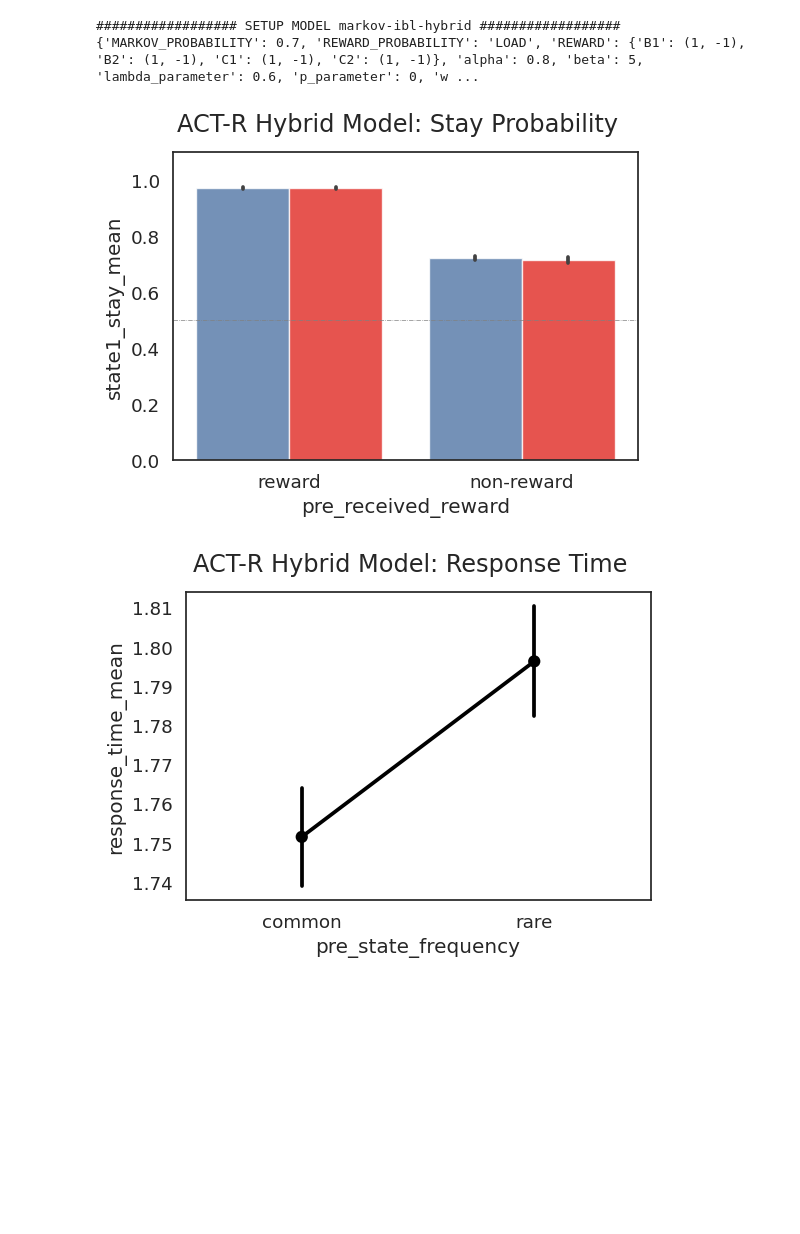
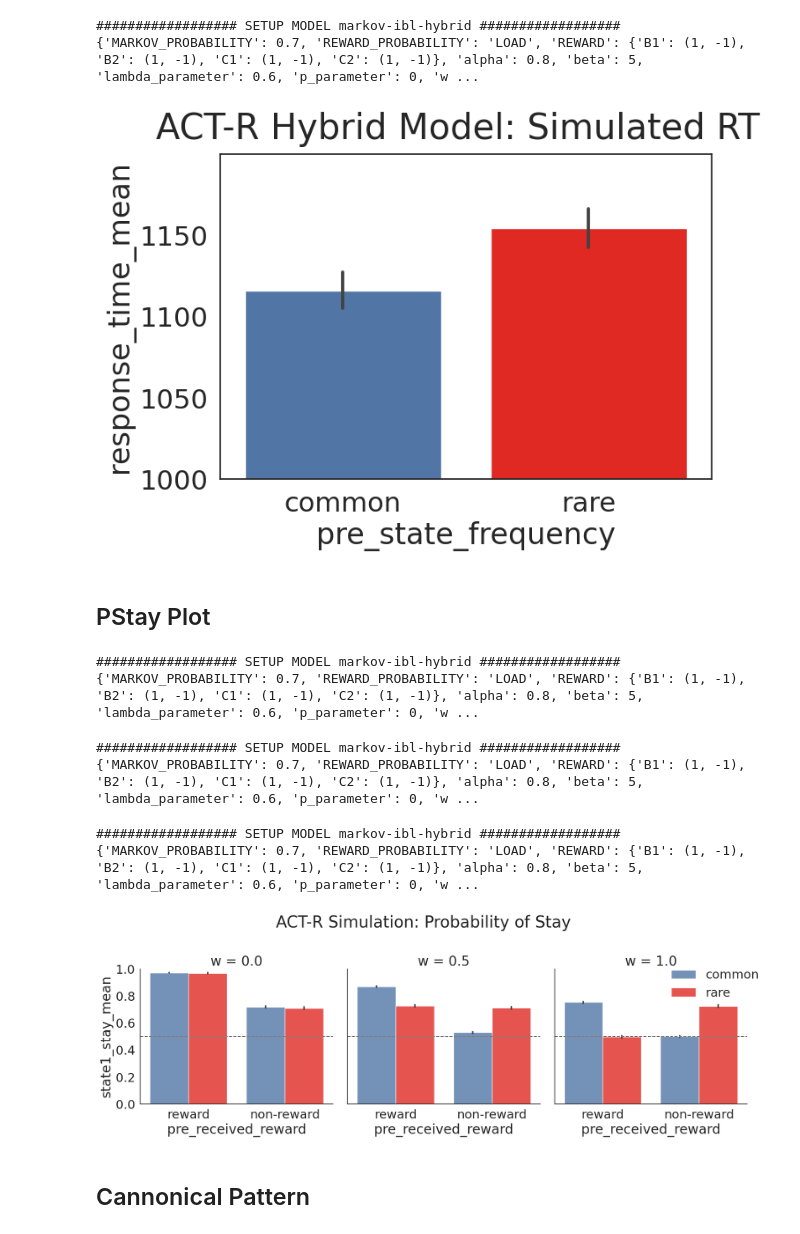
Before and after one commit to yangyuxue2333/ACTR-MarkovTask, a Jupyter notebook: analysis/test_pyactup_rt.ipynb, the cells around one changed output. Drawn from its saved outputs; the diff is of its cells as text; code cells hidden in the pictures; blank space fills up the shorter version.

Commit message:
minor plot updates

```diff
--- a/analysis/test_pyactup_rt.ipynb
+++ b/analysis/test_pyactup_rt.ipynb
@@ -19,18 +19,51 @@ import pyactup as pau
 
 
 main_dir = os.path.dirname(os.path.realpath('../__file__'))
+
+sns.set(font_scale=2)
+sns.set_style("white")
 # %%
 model_name='markov-ibl-hybrid'
-df = MarkovSimulation.run_simulations(model=model_name, e=100, verbose=True,
+df_rt = MarkovSimulation.run_simulations(model=model_name, e=100, verbose=True,
                                       alpha=.8, beta=5,  lambda_parameter=.6, w_parameter=0,
-                                      temperature=.2, decay=.5, fixed_cost=-0.1, )
+                                      temperature=.2, decay=.5, fixed_cost=-0.3)
 # %% [output]
 ################## SETUP MODEL markov-ibl-hybrid ##################
 {'MARKOV_PROBABILITY': 0.7, 'REWARD_PROBABILITY': 'LOAD', 'REWARD': {'B1': (1, -1), 'B2': (1, -1), 'C1': (1, -1), 'C2': (1, -1)}, 'alpha': 0.8, 'beta': 5, 'lambda_parameter': 0.6, 'p_parameter': 0, 'w ...
-# %%
-# sns.set_style({'axes.facecolor':'white', 'grid.color': '.8'})
-MarkovPlot.plot_response_switch(df, model_name=model_name, dep_var_suffix="_mean", barplot=True)
-MarkovPlot.plot_response_time(df, model_name=model_name, dep_var_suffix="_mean", barplot=False)
-# %% [output]
-[figure, removed]
-[figure, removed]
+# %%
+df_rt['response_time'+dep_var_suffix] = df_rt.apply(lambda x: 1000*(x['state1_response_time'+dep_var_suffix] + x['state2_response_time'+dep_var_suffix]), axis=1)
+
+fig, ax = plt.subplots(figsize=(Plot.FIG_WIDTH*1.2,  Plot.FIT_HEIGHT*1.2))
+fig.suptitle('%s: Simulated RT' % (MarkovPlot.MODEL_NAME_CODES[model_name]))
+sns.barplot(data=df_rt, x=Plot.TRANS_FACTOR, y='response_time'+dep_var_suffix,
+              errorbar='se', hue=Plot.TRANS_FACTOR, palette=Plot.PALETTE, dodge=False,
+              order=['common', 'rare'], hue_order=['common', 'rare'], ax=ax)
+ax.set_ylim(1100, 1200)
+ax.set_yticks(np.arange(1000, 1200, 50))
+ax.set_yticklabels(np.arange(1000, 1200, 50))
+
+plt.legend([],[], frameon=False)
+plt.show()
+# %% [output]
+[figure, added]
+# %% [markdown]
+## PStay Plot
+# %%
+model_name='markov-ibl-hybrid'
+
+df_actr1 = MarkovSimulation.run_simulations(model=model_name, e=100, verbose=True,
+                                      alpha=.8, beta=5,  lambda_parameter=.6, w_parameter=0,
+                                      temperature=.2, decay=.5, fixed_cost=-0.1, )
+df_actr2 = MarkovSimulation.run_simulations(model=model_name, e=100, verbose=True,
+                                      alpha=.8, beta=5,  lambda_parameter=.6, w_parameter=0.5,
+                                      temperature=.2, decay=.5, fixed_cost=-0.1, )
+df_actr3 = MarkovSimulation.run_simulations(model=model_name, e=100, verbose=True,
+                                      alpha=.8, beta=5,  lambda_parameter=.6, w_parameter=1,
+                                      temperature=.2, decay=.5, fixed_cost=-0.1, )
+# %% [output]
+################## SETUP MODEL markov-ibl-hybrid ##################
+{'MARKOV_PROBABILITY': 0.7, 'REWARD_PROBABILITY': 'LOAD', 'REWARD': {'B1': (1, -1), 'B2': (1, -1), 'C1': (1, -1), 'C2': (1, -1)}, 'alpha': 0.8, 'beta': 5, 'lambda_parameter': 0.6, 'p_parameter': 0, 'w ...
+################## SETUP MODEL markov-ibl-hybrid ##################
+{'MARKOV_PROBABILITY': 0.7, 'REWARD_PROBABILITY': 'LOAD', 'REWARD': {'B1': (1, -1), 'B2': (1, -1), 'C1': (1, -1), 'C2': (1, -1)}, 'alpha': 0.8, 'beta': 5, 'lambda_parameter': 0.6, 'p_parameter': 0, 'w ...
+################## SETUP MODEL markov-ibl-hybrid ##################
+{'MARKOV_PROBABILITY': 0.7, 'REWARD_PROBABILITY': 'LOAD', 'REWARD': {'B1': (1, -1), 'B2': (1, -1), 'C1': (1, -1), 'C2': (1, -1)}, 'alpha': 0.8, 'beta': 5, 'lambda_parameter': 0.6, 'p_parameter': 0, 'w ...
@@ -36,0 +75,16 @@ MarkovPlot.plot_response_time(df, model_name=model_name, dep_var_suffix="_mean",
+# %%
+g = sns.FacetGrid(df_actr, col='w', ylim=(0,1), height=6, aspect=0.8)
+g.map_dataframe(sns.barplot, x=Plot.REWARD_FACTOR, y='state1_stay_mean',hue=Plot.TRANS_FACTOR, errorbar='se',palette=Plot.PALETTE, alpha=.8,
+                order=['reward', 'non-reward'], hue_order=['common', 'rare'])
+g.map(plt.axhline, y=.5, ls='--', c='gray')
+g.add_legend()
+sns.move_legend(g, "upper left", bbox_to_anchor=(0.85, .8), frameon=False)
+g.fig.subplots_adjust(top=.9)  # adjust the Figure in rp
+g.fig.suptitle('ACT-R Simulation: Probability of Stay')
+g.set_titles(row_template = '{row_name}', col_template = 'w = {col_name}')
+plt.tight_layout()
+plt.show()
+# %% [output]
+[figure, added]
+# %% [markdown]
+## Cannonical Pattern
```
Also changed, not shown: parts of 3 cells of this notebook.
